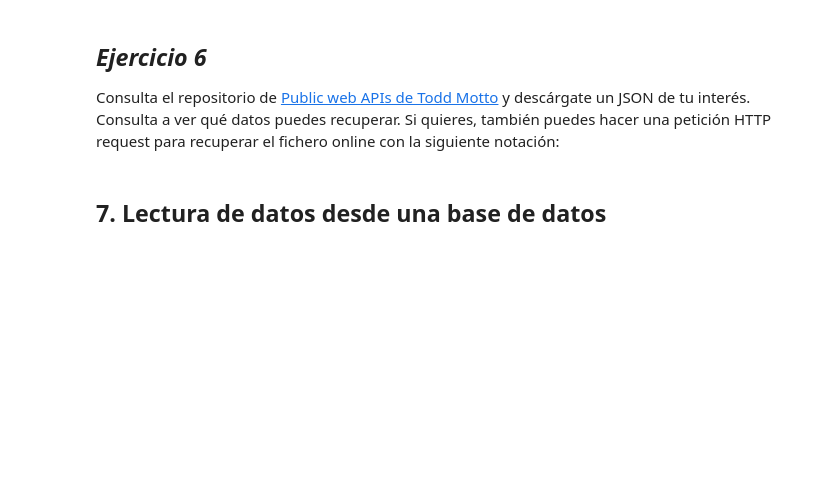
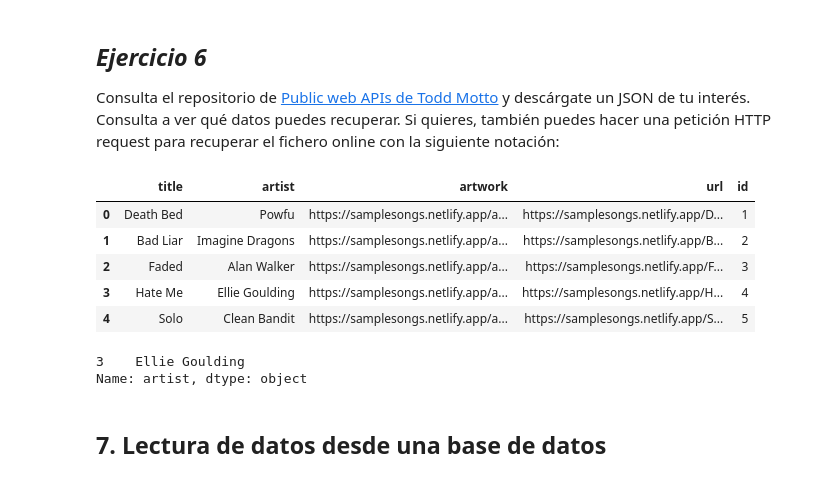
Before and after one commit to Angelmbx/Machine-Learing, a Jupyter notebook: UD1/01_Importacion_de_datos.ipynb, the cells around one changed output. Saved outputs shown, nothing was run; the diff lists cells and outputs as text; code cells hidden in the pictures; blank space fills up the shorter version.

Commit message:
Notebook 01 terminado

```diff
--- a/UD1/01_Importacion_de_datos.ipynb
+++ b/UD1/01_Importacion_de_datos.ipynb
@@ -365,6 +429,21 @@ print(list(cast_of_americanbeauty))
 ## *Ejercicio 6*
 Consulta el repositorio de [Public web APIs de Todd Motto](https://github.com/public-apis/public-apis) y descárgate un JSON de tu interés. Consulta a ver qué datos puedes recuperar.
 Si quieres, también puedes hacer una petición HTTP request para recuperar el fichero online con la siguiente notación:
+# %%
+music_df = pd.read_json("Notebook_01_data/music.json")
+music_df.head()
+# %% [output]
+|  | title | artist | artwork | url | id |
+| 0 | Death Bed | Powfu | https://samplesongs.netlify.app/a... | https://samplesongs.netlify.app/D... | 1 |
+| 1 | Bad Liar | Imagine Dragons | https://samplesongs.netlify.app/a... | https://samplesongs.netlify.app/B... | 2 |
+| 2 | Faded | Alan Walker | https://samplesongs.netlify.app/a... | https://samplesongs.netlify.app/F... | 3 |
+| 3 | Hate Me | Ellie Goulding | https://samplesongs.netlify.app/a... | https://samplesongs.netlify.app/H... | 4 |
+| 4 | Solo | Clean Bandit | https://samplesongs.netlify.app/a... | https://samplesongs.netlify.app/S... | 5 |
+# %%
+music_df[music_df['title']=='Hate Me']['artist']
+# %% [output]
+3    Ellie Goulding
+Name: artist, dtype: object
 # %%
 import requests
 response = requests.get('https://anapioficeandfire.com/api/books')
```
Also changed, not shown: parts of 16 cells of this notebook, 3 other files.
